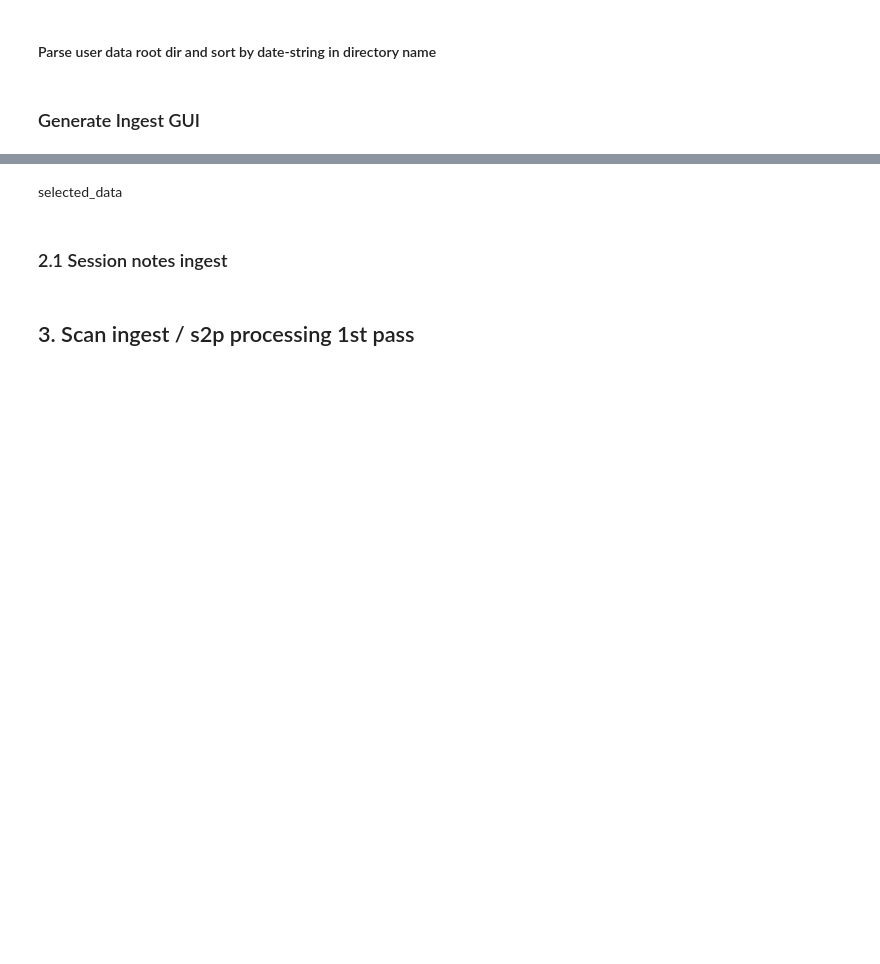
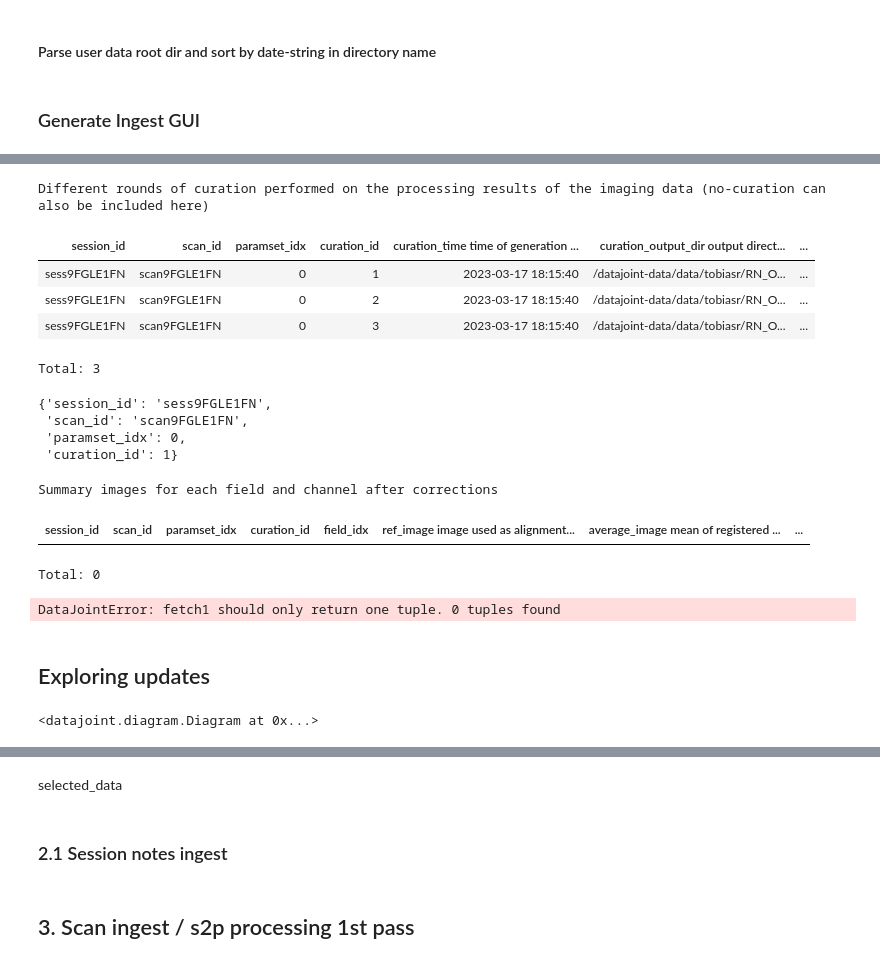
Before and after one commit to Gyepee/adamacs_jisooj, a Jupyter notebook: notebooks/10_troselab_workflow.ipynb, the cells around one changed output, grey strips where cells are left out. Cells and saved outputs as stored; diff of their text form; code cells hidden in the pictures; blank space fills up the shorter version.

Commit message:
before update elements Ca imaging

```diff
--- a/notebooks/10_troselab_workflow.ipynb
+++ b/notebooks/10_troselab_workflow.ipynb
@@ -409,0 +562,3 @@ imaging.Processing.populate(display_progress=False,  suppress_errors=True)
+# %%
+session_key = (session.Session & 'session_id = "sess9FGLE1FN"').fetch('KEY')[0]
+session_key
@@ -409,0 +582,33 @@ imaging.Processing.populate(display_progress=False,  suppress_errors=True)
+# %%
+imaging.Curation & session_key
+# %% [output]
+Different rounds of curation performed on the processing results of the imaging data (no-curation can also be included here)
+| session_id | scan_id | paramset_idx | curation_id | curation_time time of generation ... | curation_output_dir output direct... | ... |
+| sess9FGLE1FN | scan9FGLE1FN | 0 | 1 | 2023-03-17 18:15:40 | /datajoint-data/data/tobiasr/RN_O... | ... |
+| sess9FGLE1FN | scan9FGLE1FN | 0 | 2 | 2023-03-17 18:15:40 | /datajoint-data/data/tobiasr/RN_O... | ... |
+| sess9FGLE1FN | scan9FGLE1FN | 0 | 3 | 2023-03-17 18:15:40 | /datajoint-data/data/tobiasr/RN_O... | ... |
+Total: 3
+# %%
+curation_key = (imaging.Curation & session_key & 'curation_id=1').fetch1('KEY')
+curation_key
+# %% [output]
+{'session_id': 'sess9FGLE1FN',
+ 'scan_id': 'scan9FGLE1FN',
+ 'paramset_idx': 0,
+ 'curation_id': 1}
+# %%
+imaging.MotionCorrection.Summary()
+# %% [output]
+Summary images for each field and channel after corrections
+| session_id | scan_id | paramset_idx | curation_id | field_idx | ref_image image used as alignment... | average_image mean of registered ... | ... |
+Total: 0
+# %%
+average_image = (imaging.MotionCorrection.Summary & curation_key & 'field_idx=0').fetch1('average_image')
+# %% [output]
+DataJointError: fetch1 should only return one tuple. 0 tuples found
+# %% [markdown]
+## Exploring updates
+# %%
+dj.Diagram(subject.Subject) + dj.Diagram(session.Session) + dj.Diagram(scan) + dj.Diagram(imaging.Processing) + dj.Diagram(imaging.Curation)
+# %% [output]
+<datajoint.diagram.Diagram at 0x...>
```
Also changed, not shown: parts of 31 cells of this notebook.
